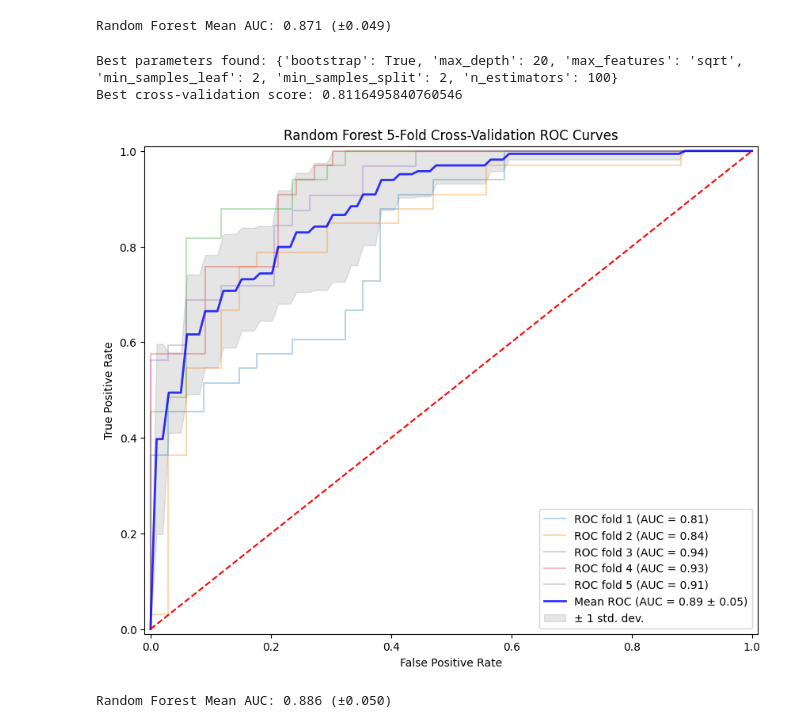
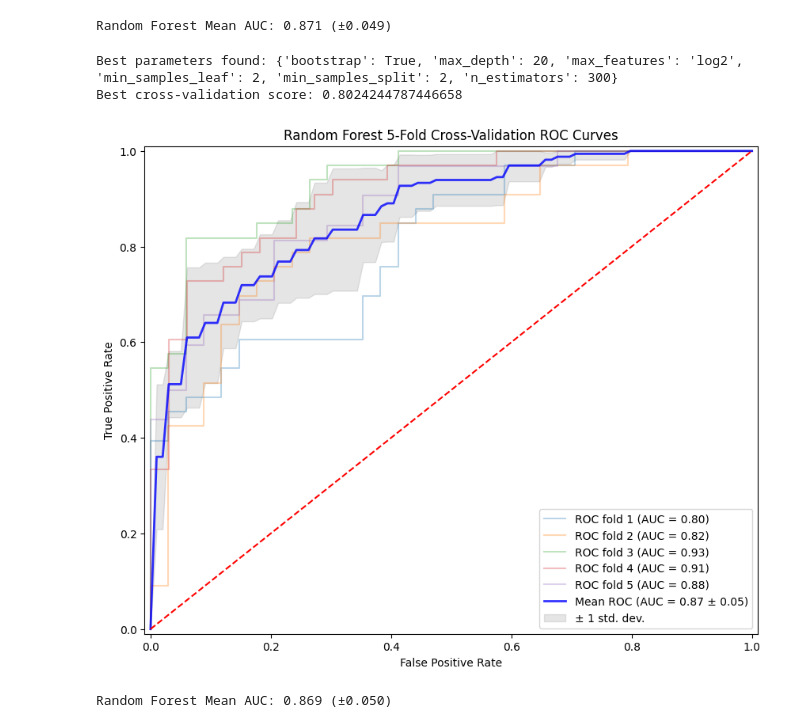
Before and after one commit to Wenshu-Zhang/BENG203_Final_Project, a Jupyter notebook: random_forest.ipynb, the cells around one changed output. Cells and saved outputs as stored; diff of their text form; code cells hidden in the pictures.

Commit message:
remove apoe4 feature

```diff
--- a/random_forest.ipynb
+++ b/random_forest.ipynb
@@ -150,7 +150,7 @@ Best cross-validation score: 0.8009500081024147
 [figure]
 Random Forest Mean AUC: 0.871 (±0.049)
 # %%
-X = feature_mat.drop(['Sample_id', 'Disease'], axis=1)
+X = feature_mat.drop(['Sample_id', 'Disease', 'apoe_carrier'], axis=1)
 y = feature_mat['Disease']
 
 # Add GridSearchCV
@@ -197,34 +197,34 @@ for fold, (train_idx, test_idx) in enumerate(cv.split(X, y)):
     tprs[-1][0] = 0.0
     roc_auc = auc(fpr, tpr)
     aucs.append(roc_auc)
 
     plt.plot(fpr, tpr, alpha=0.3, label=f'ROC fold {fold+1} (AUC = {roc_auc:.2f})')
 
 mean_tpr = np.mean(tprs, axis=0)
 mean_auc = auc(mean_fpr, mean_tpr)
 std_auc = np.std(aucs)
 plt.plot(mean_fpr, mean_tpr, 'b-',
          label=f'Mean ROC (AUC = {mean_auc:.2f} ± {std_auc:.2f})',
          lw=2, alpha=0.8)
 
 std_tpr = np.std(tprs, axis=0)
 tprs_upper = np.minimum(mean_tpr + std_tpr, 1)
 tprs_lower = np.maximum(mean_tpr - std_tpr, 0)
 plt.fill_between(mean_fpr, tprs_lower, tprs_upper, color='grey', alpha=.2,
                  label=r'± 1 std. dev.')
 
 plt.plot([0, 1], [0, 1], 'r--')
 plt.xlim([-0.01, 1.01])
 plt.ylim([-0.01, 1.01])
 plt.xlabel('False Positive Rate')
 plt.ylabel('True Positive Rate')
 plt.title('Random Forest 5-Fold Cross-Validation ROC Curves')
 plt.legend(loc="lower right")
 plt.show()
 
 print(f'\nRandom Forest Mean AUC: {mean_auc:.3f} (±{std_auc:.3f})')
 # %% [output]
-Best parameters found: {'bootstrap': True, 'max_depth': 20, 'max_features': 'sqrt', 'min_samples_leaf': 2, 'min_samples_split': 2, 'n_estimators': 100}
-Best cross-validation score: 0.8116495840760546
+Best parameters found: {'bootstrap': True, 'max_depth': 20, 'max_features': 'log2', 'min_samples_leaf': 2, 'min_samples_split': 2, 'n_estimators': 300}
+Best cross-validation score: 0.8024244787446658
-[figure, old version]
+[figure, new version]
-Random Forest Mean AUC: 0.886 (±0.050)
+Random Forest Mean AUC: 0.869 (±0.050)
```
